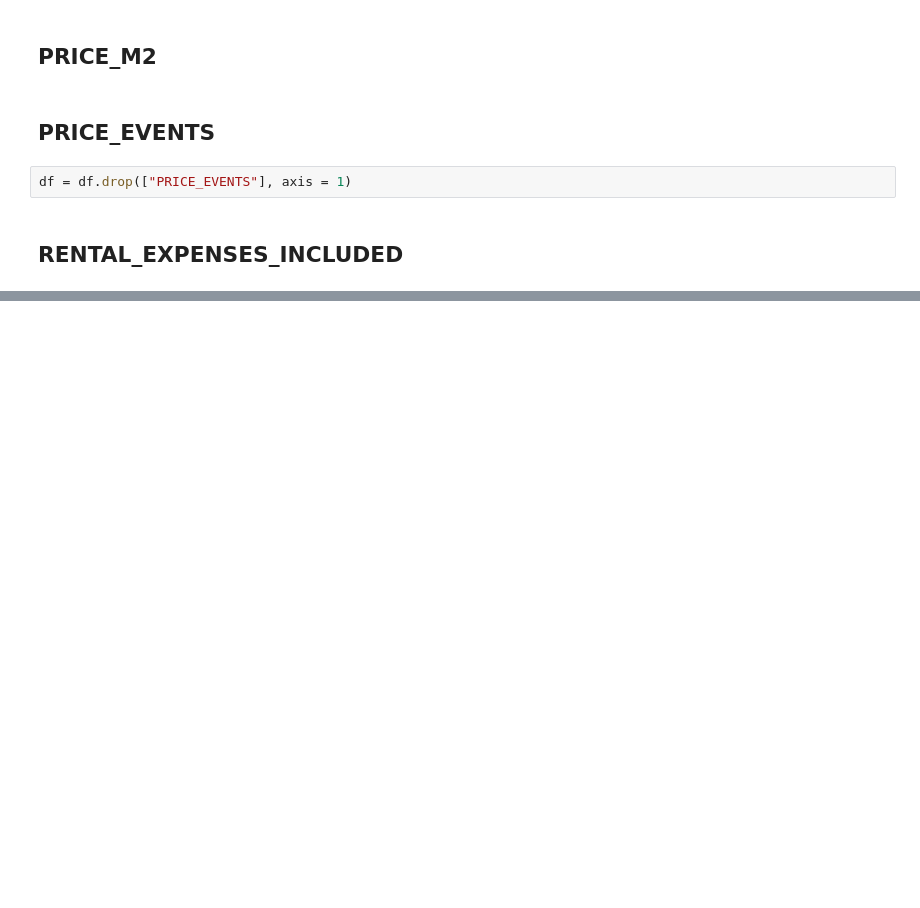
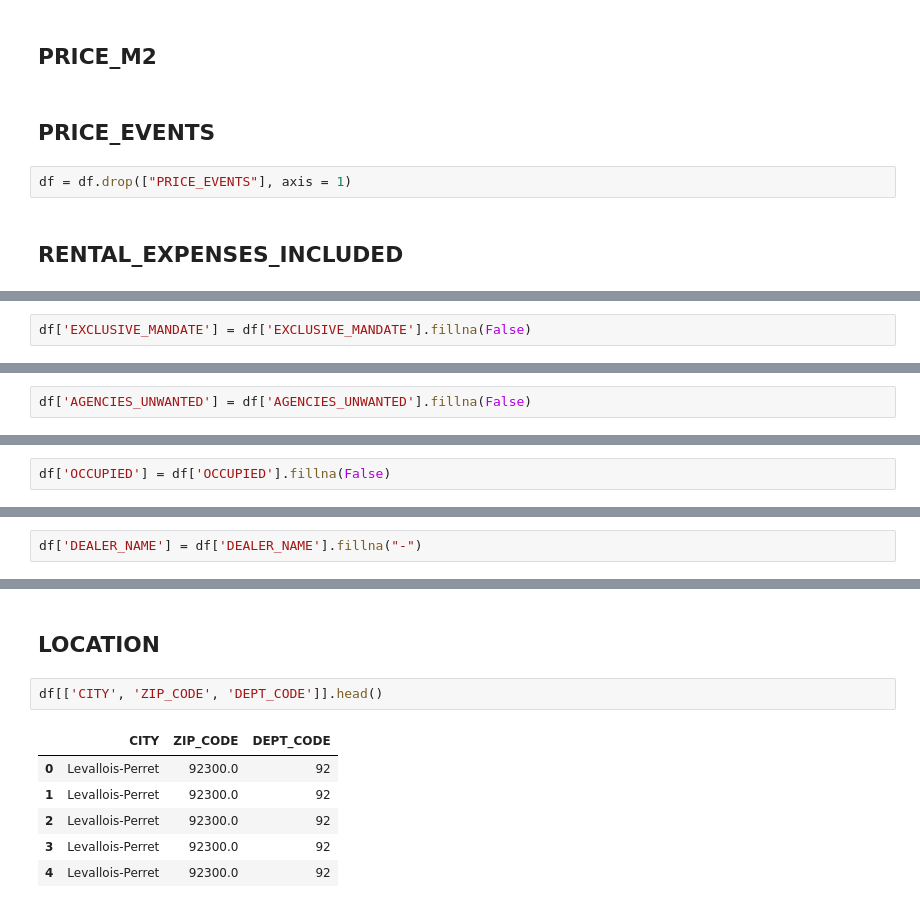
Before and after one commit to mybenkhadda/YanPort_Duplicate, a Jupyter notebook: main.ipynb, the cells around one changed output, grey strips where cells are left out. Cells and saved outputs as stored; diff of their text form; blank space fills up the shorter version.

```diff
--- a/main.ipynb
+++ b/main.ipynb
@@ -318,0 +357,2 @@ Name: 0, dtype: object
+# %%
+df['EXCLUSIVE_MANDATE'] = df['EXCLUSIVE_MANDATE'].fillna(False)
@@ -318,0 +368,2 @@ Name: 0, dtype: object
+# %%
+df['AGENCIES_UNWANTED'] = df['AGENCIES_UNWANTED'].fillna(False)
@@ -318,0 +379,2 @@ Name: 0, dtype: object
+# %%
+df['OCCUPIED'] = df['OCCUPIED'].fillna(False)
@@ -318,0 +397,2 @@ Name: 0, dtype: object
+# %%
+df['DEALER_NAME'] = df['DEALER_NAME'].fillna("-")
@@ -318,0 +406,11 @@ Name: 0, dtype: object
+# %% [markdown]
+## LOCATION
+# %%
+df[['CITY', 'ZIP_CODE', 'DEPT_CODE']].head()
+# %% [output]
+|  | CITY | ZIP_CODE | DEPT_CODE |
+| 0 | Levallois-Perret | 92300.0 | 92 |
+| 1 | Levallois-Perret | 92300.0 | 92 |
+| 2 | Levallois-Perret | 92300.0 | 92 |
+| 3 | Levallois-Perret | 92300.0 | 92 |
+| 4 | Levallois-Perret | 92300.0 | 92 |
```
Also changed, not shown: parts of 29 cells of this notebook.
